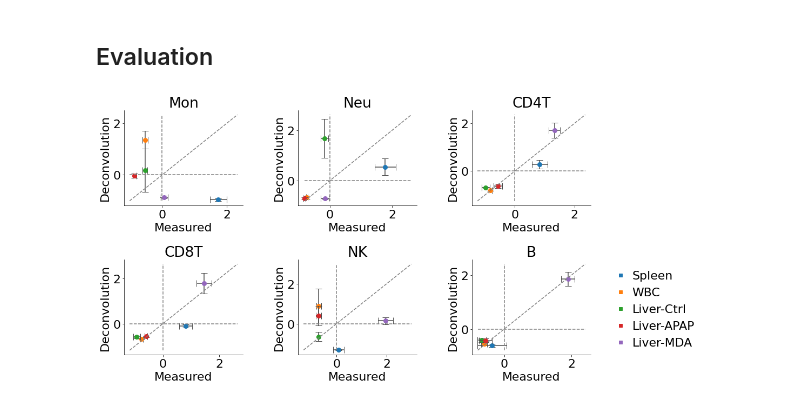
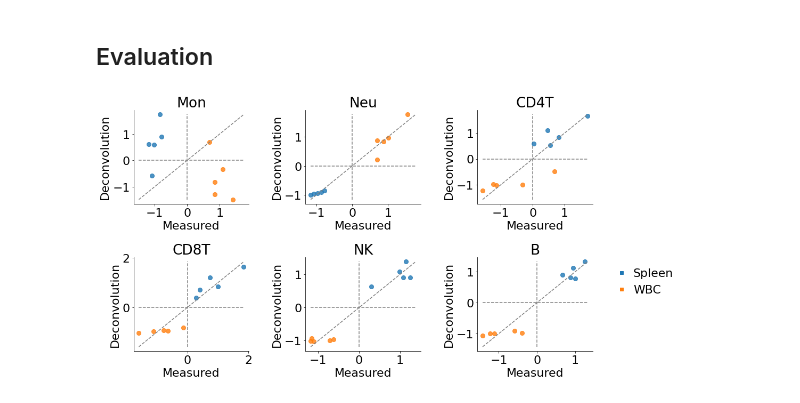
Before and after one commit to mizuno-group/2023, a Jupyter notebook: RatDeconvolution/code/1_rnaseq_validation.ipynb, the cells around one changed output. Cells and saved outputs as stored; diff of their text form; code cells hidden in the pictures.

```diff
--- a/RatDeconvolution/code/1_rnaseq_validation.ipynb
+++ b/RatDeconvolution/code/1_rnaseq_validation.ipynb
@@ -166,7 +168,7 @@ def calc_stat_all(x, y):
     rmse = np.sqrt(metrics.mean_absolute_error(y, y_pred))
     return r2, r, spr, mae, rmse
 # %%
-def load(df_res, liver=False, zpop=False, raw=False):
+def load(liver=False, zpop=False, raw=False):
     if liver:
         names = [
             'liverctrl_1', 'liverctrl_2', 'liverctrl_3','liverctrl_4', 'liverctrl_5',
@@ -175,12 +177,10 @@ def load(df_res, liver=False, zpop=False, raw=False):
         ]
     else:
         names = [
-            'liverctrl_1', 'liverctrl_2', 'liverctrl_3','liverctrl_4', 'liverctrl_5',
-            'liverapap_1', 'liverapap_2', 'liverapap_3', 'liverapap_4', 'liverapap_5',
-            'livermda_1', 'livermda_2', 'livermda_3', 'livermda_4', 'livermda_5',
             'spleen_1', 'spleen_2', 'spleen_3', 'spleen_4', 'spleen_5',
             'wbc_1', 'wbc_2', 'wbc_3', 'wbc_4', 'wbc_5'
         ]
+    df_res = pd.read_csv(f"{root}/result/rnaseq_result.csv",index_col=0)
     df_facs = pd.read_csv(f"{root}/data/rnaseq_count.csv",index_col=0)
     df_res2 = df_res.astype(float)
     df_facs = df_facs.astype(float)
@@ -201,57 +201,94 @@ def load(df_res, liver=False, zpop=False, raw=False):
     return df_res2, df_facs
 # %%
 def plot_fig2a():
-    def plot_immune(df1, df2, immunes=[], names=[]):
-        drugs = list(set(df1.index)&set(df2.index))
+    def plot_immune(df1, df2, immunes=[], targets=[], names=[]):
         fig = plt.figure(figsize=(18,8))
         places=[1,2,3,5,6,7]
         for v, immune in enumerate(immunes):
             df_1 = df1.loc[:, immune]
             df_2 = df2.loc[:, immune]
-            lst_stats_1 = [calc_stat(df_1[drug].values) for drug in drugs]
-            lst_stats_2 = [calc_stat(df_2[drug].values) for drug in drugs]
-            colors = sns.color_palette(n_colors=len(drugs))
+            lst_stats_1 = [calc_stat(df_1[target].values) for target in targets]
+            lst_stats_2 = [calc_stat(df_2[target].values) for target in targets]
+            colors = sns.color_palette(n_colors=len(targets))
             ax = fig.add_subplot(2, 4, places[v])
-            for i in range(len(drugs)):
+            for i in range(len(names)):
                 ax.errorbar(lst_stats_1[i][0], lst_stats_2[i][0], xerr=lst_stats_1[i][1], yerr=lst_stats_2[i][1], capsize=6, color="0.3")
                 ax.plot(lst_stats_1[i][0], lst_stats_2[i][0], markersize=8, linestyle='None', marker="o", color=colors[i], label=names[i])
             # control lines
+            """
             x_min = df_1.min().min()
             x_max = df_1.max().max()
             y_min = df_2.min().min()
             y_max = df_2.max().max()
+            """
+            x_min = df_1.min()
+            x_max = df_1.max()
+            y_min = df_2.min()
+            y_max = df_2.max()
             min_all = min(y_min, x_min)
             max_all = max(y_max, x_max)
             ax.plot([min_all, max_all], [min_all, max_all], color='grey', linestyle='dashed')
             ax.hlines(y=0,xmin=min_all,xmax=max_all, color='grey', linestyles='dashed')
             ax.vlines(x=0,ymin=min_all,ymax=max_all, color='grey', linestyles='dashed')
             ax.set_xlabel('Measured')
             ax.set_ylabel('Deconvolution')
             ax.set_title(immune)
             plt.gca().spines['right'].set_visible(False)
             plt.gca().spines['top'].set_visible(False)
             plt.gca().yaxis.set_ticks_position('left')
             plt.gca().xaxis.set_ticks_position('bottom')
 
+
+def plot_fig2a():
+    def plot_immune(df1, df2, immunes=[], targets=[], names=[]):
+        fig = plt.figure(figsize=(18,8))
+        places=[1,2,3,5,6,7]
+
+        for v, immune in enumerate(immunes):
+            df_1 = df1.loc[:, immune]
+            df_2 = df2.loc[:, immune]
+            colors = sns.color_palette(n_colors=len(targets))
+            ax = fig.add_subplot(2, 4, places[v])
+            for i, target in enumerate(targets):
+                ax.plot(df_1[target].values, df_2[target].values, markersize=8, linestyle='None', marker="o", color=colors[i], label=target, alpha=0.8)
+            # control lines
+            x_min = df_1.min()
+            x_max = df_1.max()
+            y_min = df_2.min()
+            y_max = df_2.max()
+            min_all = min(y_min, x_min)
+            max_all = max(y_max, x_max)
+            ax.plot([min_all, max_all], [min_all, max_all], color='grey', linestyle='dashed')
+            ax.hlines(y=0,xmin=min_all,xmax=max_all, color='grey', linestyles='dashed')
+            ax.vlines(x=0,ymin=min_all,ymax=max_all, color='grey', linestyles='dashed')
+            ax.set_xlabel('Measured')
+            ax.set_ylabel('Deconvolution')
+            ax.set_title(immune)
+            #ax.legend(loc='center left', bbox_to_anchor=(1, 1))
+            plt.gca().spines['right'].set_visible(False)
+            plt.gca().spines['top'].set_visible(False)
+            plt.gca().yaxis.set_ticks_position('left')
+            plt.gca().xaxis.set_ticks_position('bottom')
+
         # For Legend
         ax = fig.add_subplot(2,4,8)
-        for i, drug in enumerate(drugs):
+        for i, target in enumerate(targets):
             ax.plot([], [], marker="s", color=colors[i], label=names[i], linestyle="none")
         plt.gca().spines['right'].set_visible(False)
         plt.gca().spines['left'].set_visible(False)
         plt.gca().spines['top'].set_visible(False)
         plt.gca().spines['bottom'].set_visible(False)
         ax.set_yticks([])
         ax.set_xticks([])
-        legend = ax.legend(bbox_to_anchor=(.5, 1), loc='upper right',frameon=False, handletextpad=0, ncol=1, columnspacing=1)
+        legend = ax.legend(bbox_to_anchor=(.3, 1), loc='upper right',frameon=False, handletextpad=0, ncol=1, columnspacing=1)
         plt.tight_layout()
         plt.show()
 
-    df_res2, df_facs = load(df_res, liver=False, raw=False, zpop=True)
-    plot_immune(df_res2, df_facs ,immunes=["Mon", "Neu", "CD4T", "CD8T", "NK", "B"], names=["Spleen", "WBC", "Liver-Ctrl", "Liver-APAP", "Liver-MDA"])
+    df_res2, df_facs = load(liver=False, raw=False, zpop=True)
+    plot_immune(df_res2, df_facs, immunes=["Mon", "Neu", "CD4T", "CD8T", "NK", "B"], targets=["spleen", "wbc"], names=["Spleen", "WBC"])
 
 plot_fig2a()
 # %% [output]
-[figure, old version]
+[figure, new version]
 # %%
 def plot_fig2b():
```
Also changed, not shown: parts of 5 cells of this notebook, 4 other files.
